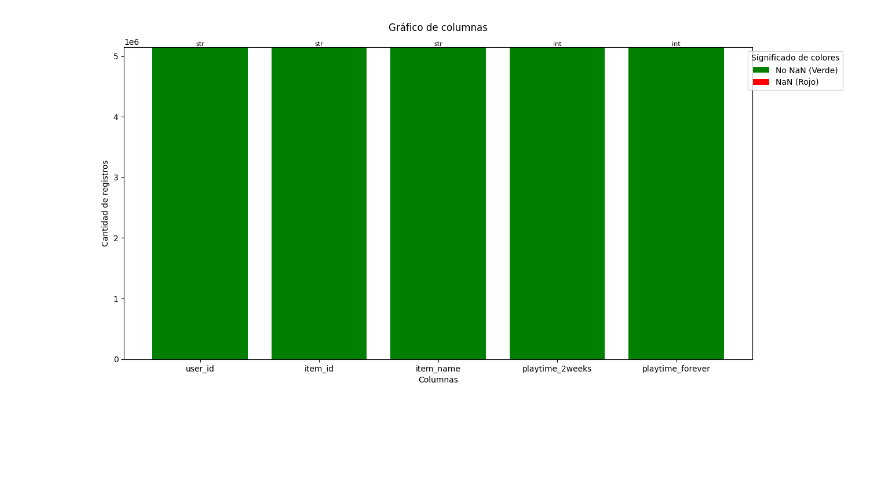
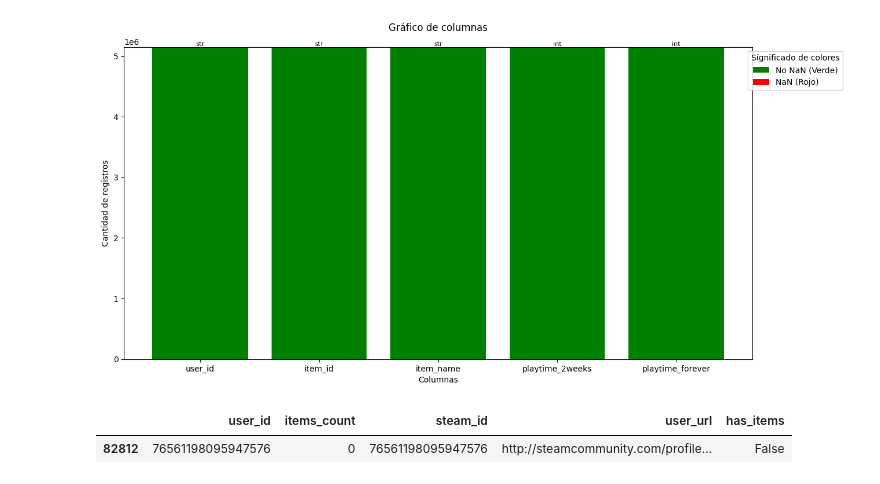
Before and after one commit to RoblesIan/Steam-API, a Jupyter notebook: ETL_user_items.ipynb, the cells around one changed output. Cells and saved outputs as stored; diff of their text form; code cells hidden in the pictures; blank space fills up the shorter version.

```diff
--- a/ETL_user_items.ipynb
+++ b/ETL_user_items.ipynb
@@ -107,3 +107,10 @@ false_users_set = set(user_items_df[user_items_df['has_items'] == False]['user_i
 
 # Crear un conjunto de usuarios con has_items True
 True_users_set = set(user_items_df[user_items_df['has_items'] == True]['user_id'])
+# %%
+# Buscar el usuario específico por su user_id
+search = user_items_df[user_items_df['user_id'] == '76561198095947576']
+search
+# %% [output]
+|  | user_id | items_count | steam_id | user_url | has_items |
+| 82812 | 76561198095947576 | 0 | 76561198095947576 | http://steamcommunity.com/profile... | False |
```
